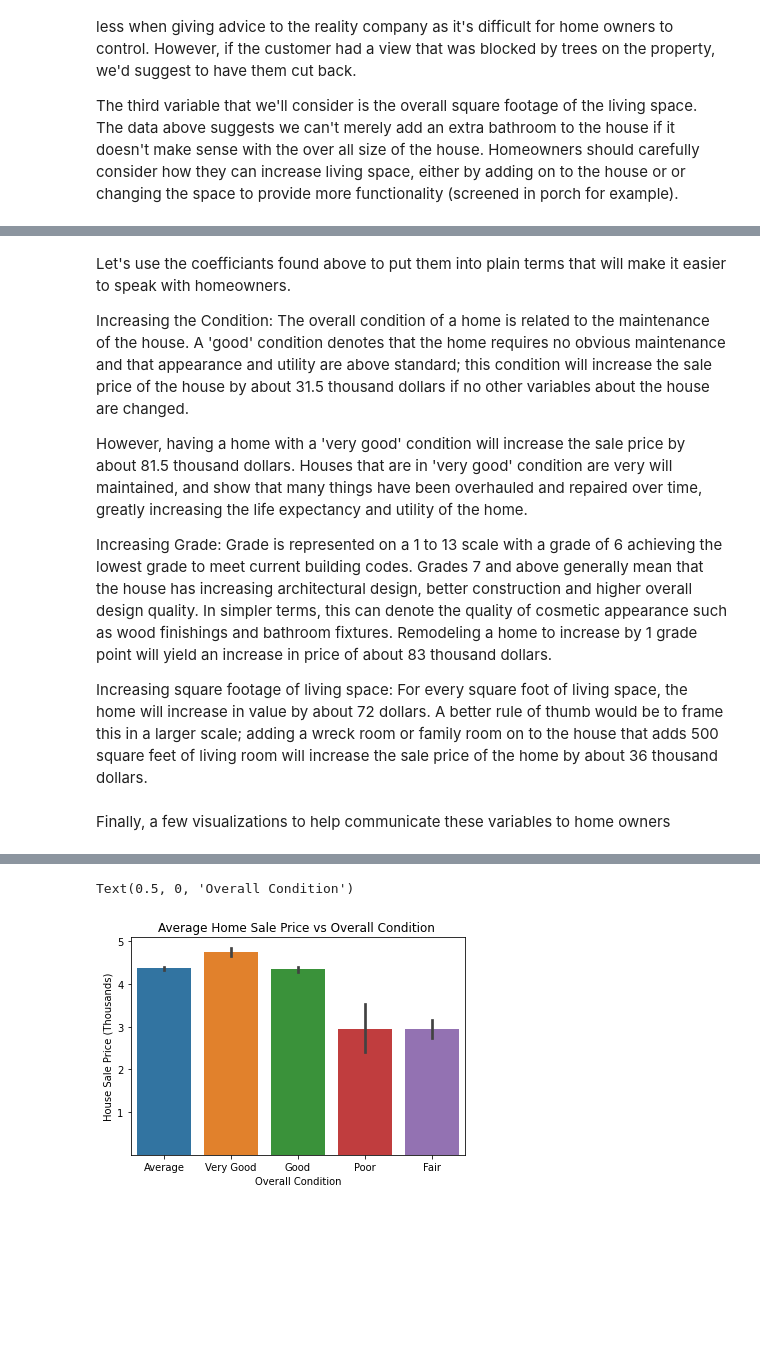
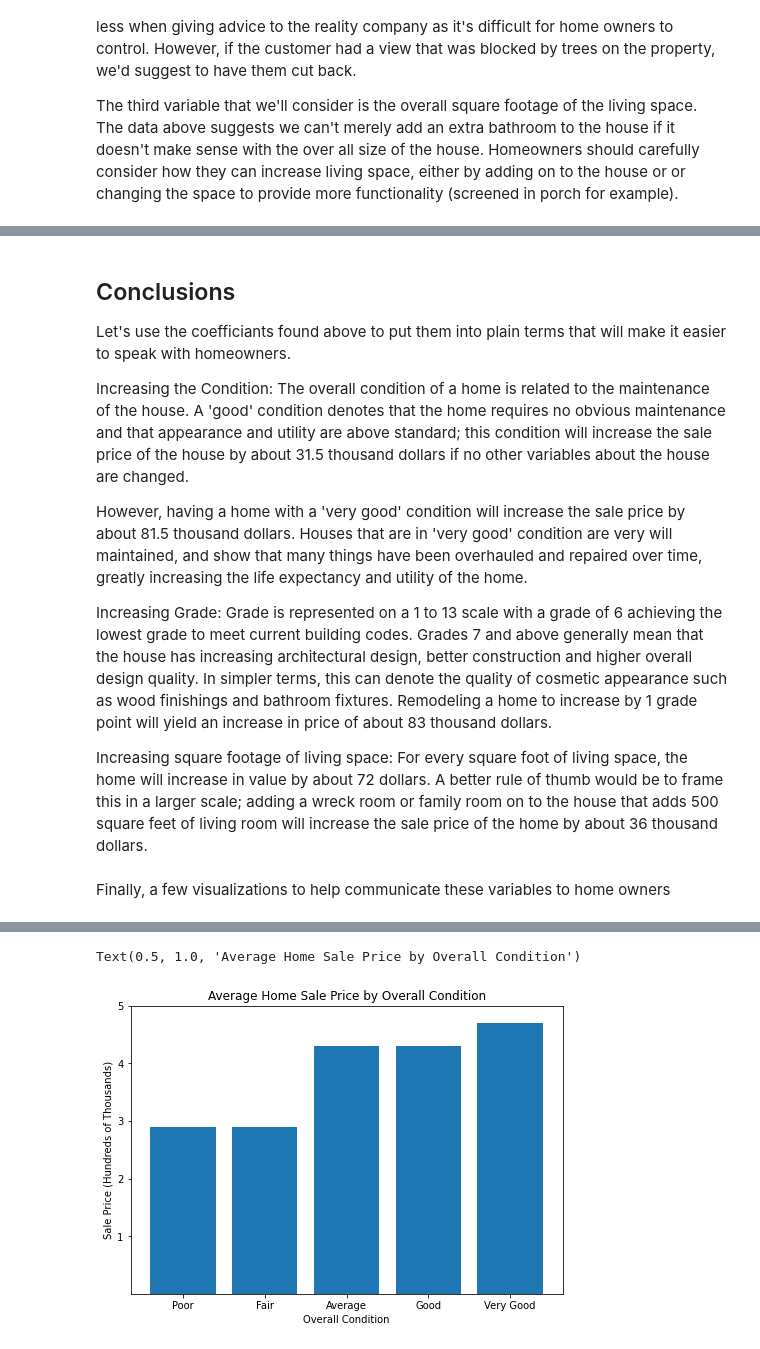
Before and after one commit to sborrmann11/dcs-phase-2-project, a Jupyter notebook: phase-2-jupyter-notebook.ipynb, the cells around one changed output, grey strips where cells are left out. Drawn from its saved outputs; the diff is of its cells as text; code cells hidden in the pictures; blank space fills up the shorter version.

```diff
--- a/phase-2-jupyter-notebook.ipynb
+++ b/phase-2-jupyter-notebook.ipynb
@@ -1520,6 +1522,8 @@ Notes:
 [2] The condition number is large, 5.84e+05. This might indicate that there are
 strong multicollinearity or other numerical problems.
 # %% [markdown]
+## Conclusions
+
 Let's use the coefficiants found above to put them into plain terms that will make it easier to speak with homeowners.
 
 Increasing the Condition: The overall condition of a home is related to the maintenance of the house. A 'good' condition denotes that the home requires no obvious maintenance and that appearance and utility are above standard; this condition will increase the sale price of the house by about 31.5 thousand dollars if no other variables about the house are changed.
@@ -1544,14 +1548,20 @@ df.groupby('condition').mean()
 | Poor | 294757.407407 | 2.407407 | 1.175926 | 1155.555556 | 22821.592593 | 1.129630 | 5.851852 | 0.037037 | 0.037037 | ... |
 | Very Good | 474802.648108 | 3.286938 | 1.864561 | 1754.372591 | 12817.820842 | 1.198787 | 7.016417 | 0.002141 | 0.013562 | ... |
 # %%
-sns.barplot(data = df, x='condition', y='price')
-plt.ylabel('House Sale Price (Thousands)')
-plt.title('Average Home Sale Price vs Overall Condition ')
-plt.yticks(ticks=[100000,200000,300000,400000,500000],labels=[1,2,3,4,5])
+
+
+fig = plt.figure()
+ax = fig.add_axes([0,0,1,1])
+condition = ['Poor','Fair','Average','Good','Very Good']
+condition_average = [2.9,2.9,4.3,4.3,4.7]
+ax.bar(condition, condition_average)
+plt.yticks(ticks=[1,2,3,4,5], labels=[1,2,3,4,5])
+plt.ylabel('Sale Price (Hundreds of Thousands)')
 plt.xlabel('Overall Condition')
+plt.title('Average Home Sale Price by Overall Condition')
 # %% [output]
-Text(0.5, 0, 'Overall Condition')
+Text(0.5, 1.0, 'Average Home Sale Price by Overall Condition')
-[figure, old version]
+[figure, new version]
 # %%
 sns.regplot(x='sqft_living', y = 'price', data=df, scatter=True,line_kws={"color": "red"} )
 plt.xlabel('Square Feet of Living Space')
```
Also changed, not shown: parts of 22 cells of this notebook, 2 other files.
